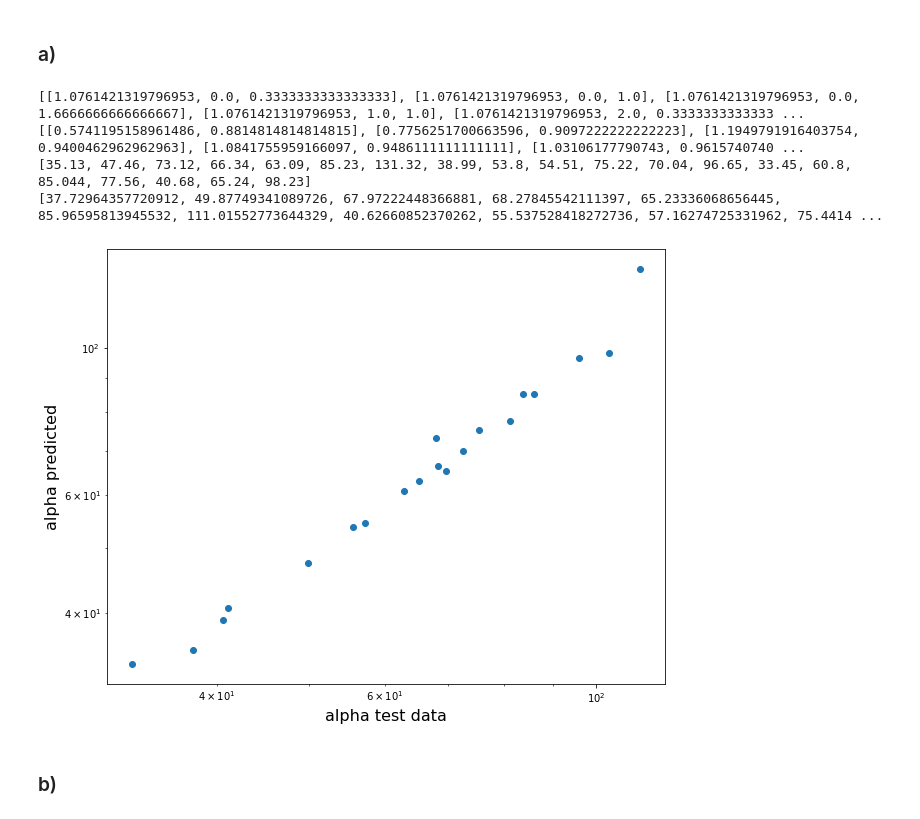
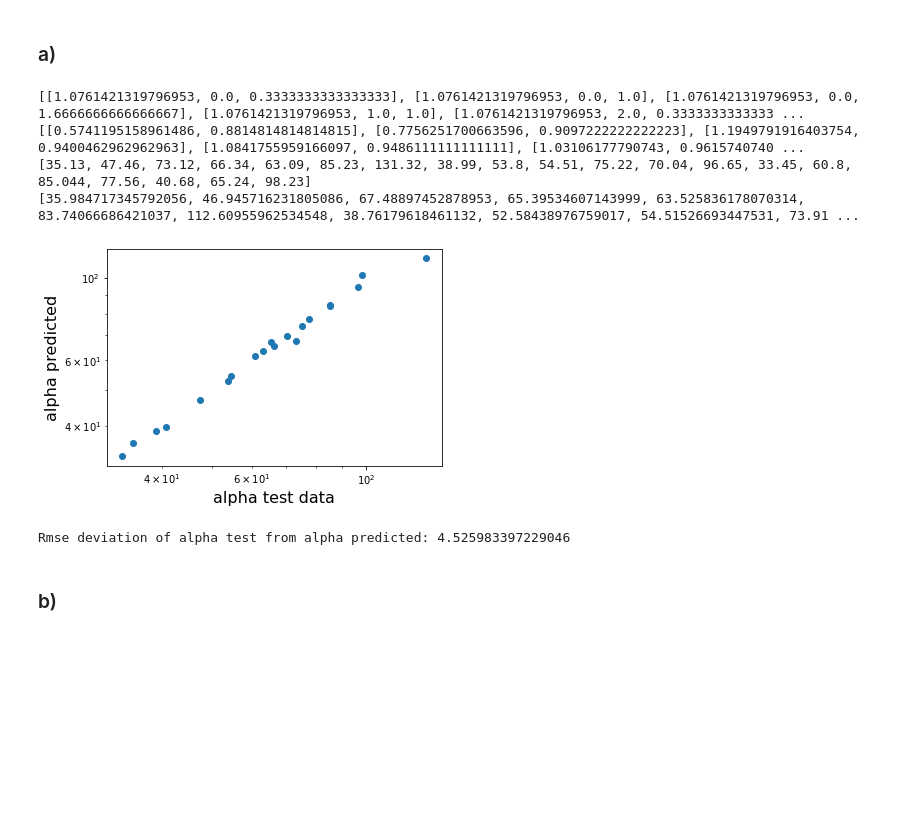
Before and after one commit to joshuaaduarte/Hybrid-Solar-Fossil-Fuel-Nueral-Network, a Jupyter notebook: project_two_pavan.ipynb, the cells around one changed output. Saved outputs shown, nothing was run; the diff lists cells and outputs as text; code cells hidden in the pictures; blank space fills up the shorter version.

```diff
--- a/project_two_pavan.ipynb
+++ b/project_two_pavan.ipynb
@@ -1443,8 +1443,8 @@ initializer = keras.initializers.RandomUniform(minval= -0.2, maxval=0.5)
 
 model = keras.Sequential([
     keras.layers.Dense(16, activation=K.elu, input_shape=[3],  kernel_initializer=initializer),
-    keras.layers.Dense(32, activation=K.elu,  kernel_initializer=initializer),
-    keras.layers.Dense(16, activation=K.elu,  kernel_initializer=initializer),
+    keras.layers.Dense(32, activation=K.relu,  kernel_initializer=initializer),
+    keras.layers.Dense(16, activation=K.relu,  kernel_initializer=initializer),
     keras.layers.Dense(2,  kernel_initializer=initializer)
   ])
 # %%
@@ -1547,6 +1548,7 @@ plt.show
 ### a)
 # %%
 #Test data(distinct from training data) provided for predicting alpha
+import math
 testDataX = []
 testDataX.append([ 318.0 , 0.0 , 500.0 ])
 testDataX.append([ 318.0 , 0.0 , 1500.0 ])
@@ -1597,35 +1599,41 @@ for i in range(len(testDataX)):
     Nx.append([ testDataX[i][0]/Tmed , testDataX[i][1]/gamed , testDataX[i][2]/qsmed ])
 testDataX = Nx
 Ny=[]
 altest=[]
 for i in range(len(testDataY)):
     altest.append(testDataY[i][0])
     Ny.append([ testDataY[i][0]/almed , testDataY[i][1]/efmed ])
 testDataY=Ny
 print(testDataX)
 print(testDataY)
 alpred=[]
 #calculating the predicted alpha using the model predict function
 for i in range(len(testDataX)):
     test = [[ testDataX[i][0] , testDataX[i][1] , testDataX[i][2] ]]
     testarray = np.array(test)
     outpt = model.predict(testarray)
     alpred.append(outpt[0][0]*almed)
 print(altest)
 print(alpred)
 #plot alpha test data vs. alpha predicted
 import matplotlib.pyplot as plt
 import numpy as np
-plt.scatter(alpred,altest)
+plt.scatter(altest,alpred)
 plt.xlabel('alpha test data', fontsize='16')
 plt.ylabel('alpha predicted', fontsize='16')
 plt.loglog()
 plt.show()
+
+#calculate the rmse value
+MSE = np.square(np.subtract(alpred,altest)).mean()
+RMSE = math.sqrt(MSE)
+print("Rmse deviation of alpha test from alpha predicted:", RMSE)
 # %% [output]
 [[1.0761421319796953, 0.0, 0.3333333333333333], [1.0761421319796953, 0.0, 1.0], [1.0761421319796953, 0.0, 1.6666666666666667], [1.0761421319796953, 1.0, 1.0], [1.0761421319796953, 2.0, 0.3333333333333 ...
 [[0.5741195158961486, 0.8814814814814815], [0.7756251700663596, 0.9097222222222223], [1.1949791916403754, 0.9400462962962963], [1.0841755959166097, 0.9486111111111111], [1.03106177790743, 0.9615740740 ...
 [35.13, 47.46, 73.12, 66.34, 63.09, 85.23, 131.32, 38.99, 53.8, 54.51, 75.22, 70.04, 96.65, 33.45, 60.8, 85.044, 77.56, 40.68, 65.24, 98.23]
-[37.72964357720912, 49.87749341089726, 67.97222448366881, 68.27845542111397, 65.23336068656445, 85.96595813945532, 111.01552773644329, 40.62660852370262, 55.537528418272736, 57.16274725331962, 75.4414 ...
+[35.984717345792056, 46.945716231805086, 67.48897452878953, 65.39534607143999, 63.525836178070314, 83.74066686421037, 112.60955962534548, 38.76179618461132, 52.58438976759017, 54.51526693447531, 73.91 ...
-[figure, old version]
+[figure, new version]
+Rmse deviation of alpha test from alpha predicted: 4.525983397229046
 # %% [markdown]
 ### b)
```
Also changed, not shown: parts of 23 cells of this notebook.
